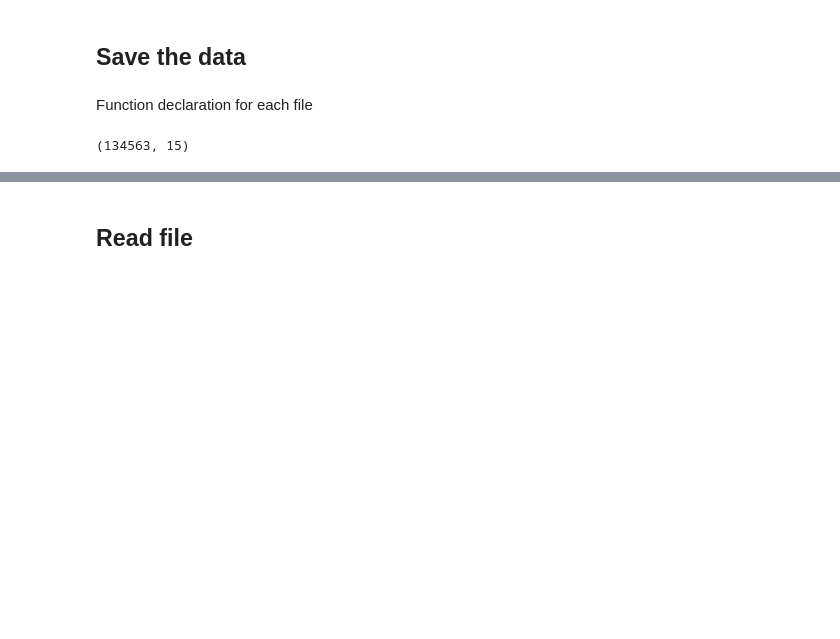
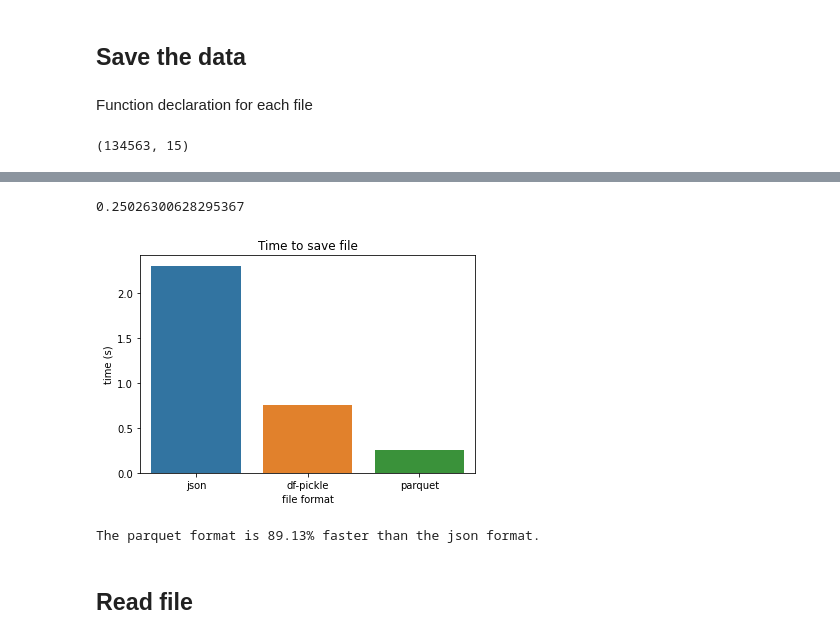
Before and after one commit to datacloudgui/data_benchmark_mintic, a Jupyter notebook: benchmark_mintic.ipynb, the cells around one changed output, grey strips where cells are left out. Drawn from its saved outputs; the diff is of its cells as text; code cells hidden in the pictures; blank space fills up the shorter version.

Commit message:
Finish benchmark, time analysis and send data to mongodb

```diff
--- a/benchmark_mintic.ipynb
+++ b/benchmark_mintic.ipynb
@@ -31,16 +38,17 @@ url_mintic2020_100mil = "https://www.datos.gov.co/resource/2emd-i46m.json?$limit
 
 response = requests.get(url = url_mintic2020_100mil)
 
-#TODO manage error
-
-data = response.json()
+if response.status_code != 200:
+    print('An error was founded, try again')
+else:
+    data = response.json()
 # %% [markdown]
 Define auxiliary functions to store and analyze data.
 # %%
 def store_results(json_value, df_value, parquet_value):
   results = {
   "json" : json_value,
-  "df": df_value,
+  "df-pickle": df_value,
   "parquet": parquet_value,
   }
   return results
@@ -48,7 +56,7 @@ def store_results(json_value, df_value, parquet_value):
 def analyze_dict(dict):
   max_size = max(dict, key=dict.get)
   min_size = min(dict, key=dict.get)
-  percentage= 100 - (times[min_size]*100/times[max_size])
+  percentage= 100 - (dict[min_size]*100/dict[max_size])
   return max_size, min_size, percentage
 
 def plot_dict(data, label_x, label_y, title):
@@ -96,6 +117,19 @@ time_save_parquet = _
+# %%
+time_save_parquet = _
+print(time_save_parquet.average)
+# %% [output]
+0.25026300628295367
 # %%
-times = store_results(time_save_json.best,time_save_df.best,time_save_parquet)
+times = store_results(time_save_json.average,time_save_df.average,time_save_parquet.average)
 max_time, min_time, percentage_time = analyze_dict(times)
+# %%
+plot_dict(times,"file format", "time (s)", "Time to save file")
+# %% [output]
+[figure, added]
+# %%
+print(f'The {min_time} format is {"{:.2f}".format(percentage_time)}% faster than the {max_time} format.')
+# %% [output]
+The parquet format is 89.13% faster than the json format.
 # %% [markdown]
 ## Read file
 # %%
```
Also changed, not shown: parts of 49 cells of this notebook.
